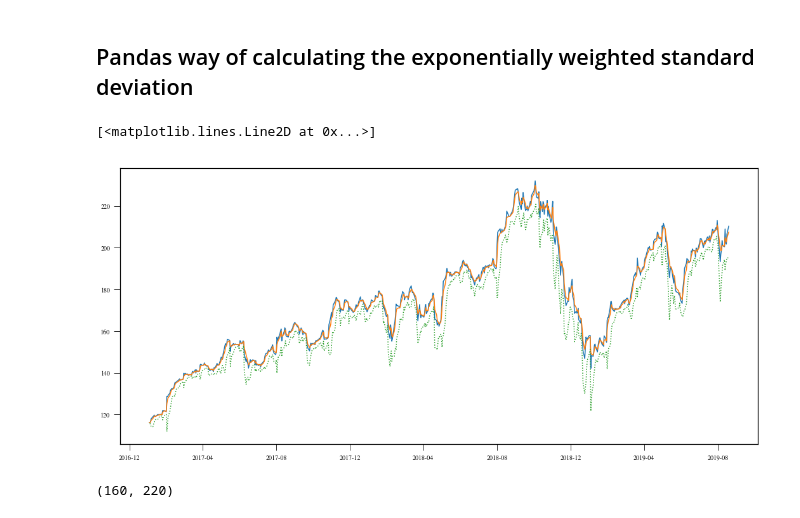
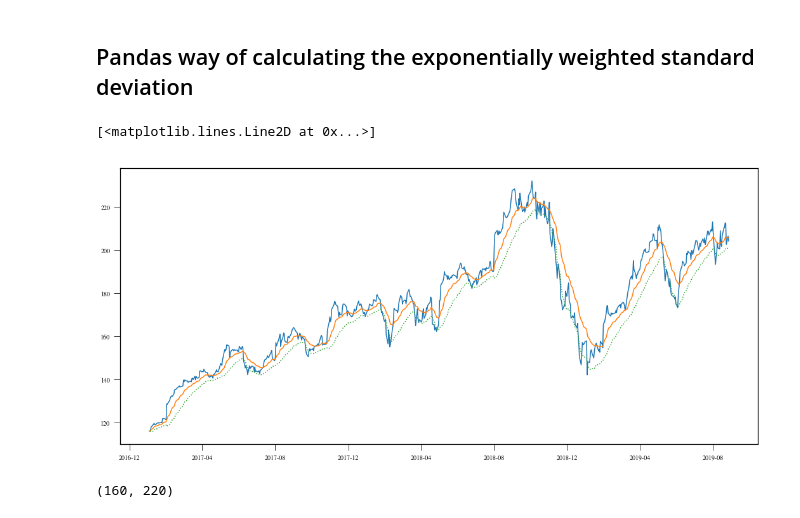
Before and after one commit to ahwkuepper/portfolios, a Jupyter notebook: notebooks/Trader.ipynb, the cells around one changed output. Saved outputs shown, nothing was run; the diff lists cells and outputs as text; code cells hidden in the pictures.

```diff
--- a/notebooks/Trader.ipynb
+++ b/notebooks/Trader.ipynb
@@ -146,13 +151,13 @@ AAPL.data, _ = et.stats.basics.ewm_column(AAPL.data, column="Close", alpha=0.5,
 # %%
 plt.figure(figsize=(18,8))
 plt.plot(AAPL.data.Close)
-plt.plot(AAPL.data["Close_ewm0.5_mean"])
-plt.plot(AAPL.data["Close_ewm0.5_mean"]-3*AAPL.data["Close_ewm0.5_std"], linestyle=':')
-#plt.xlim(AAPL.data.index[-30], AAPL.data.index[-1])
+plt.plot(AAPL.data["Close_ewm0.1_mean"])
+plt.plot(AAPL.data["Close_ewm0.1_mean"]-1*AAPL.data["Close_ewm0.1_std"], linestyle=':')
+#plt.xlim(AAPL.data.index[-100], AAPL.data.index[-1])
 #plt.ylim(160, 220)
 # %% [output]
 [<matplotlib.lines.Line2D at 0x...>]
-[figure, old version]
+[figure, new version]
 # %%
 AAPL.data, _ = et.stats.basics.ewm_column(AAPL.data, column="Close", alpha=0.1, func='var')
 AAPL.data, _ = et.stats.basics.ewm_column(AAPL.data, column="Close", alpha=0.5, func='var')
```
Also changed, not shown: parts of 48 cells of this notebook, 7 other files.
